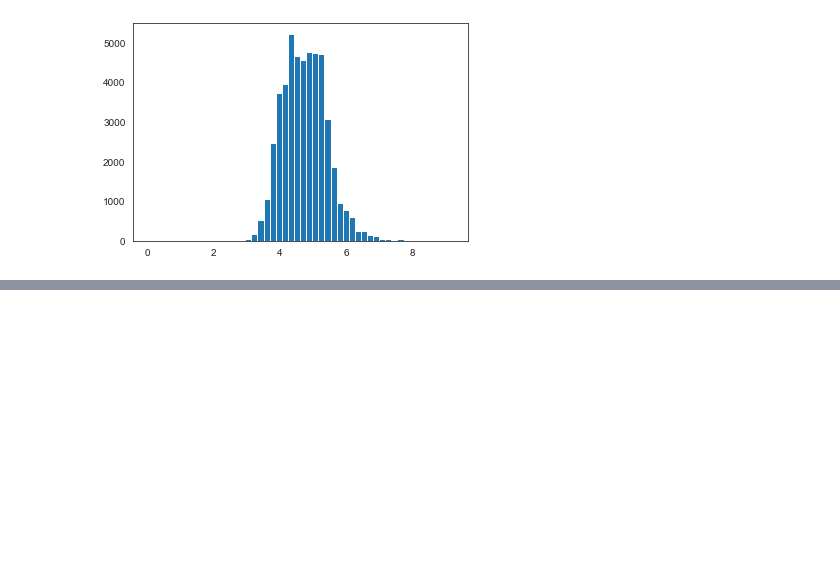
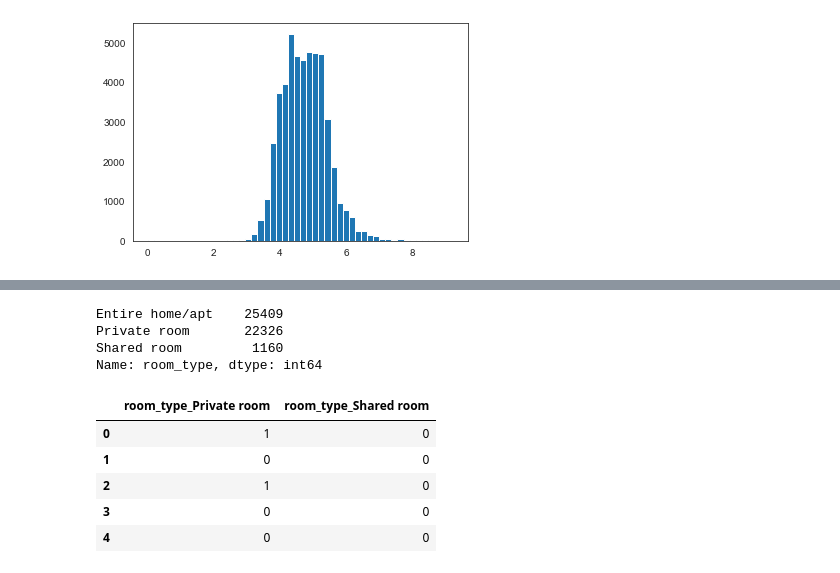
Before and after one commit to selineyang/MachineLearning, a Jupyter notebook: Flask Projects/NYC_airbnb_project/NY_airbnb_price.ipynb, the cells around one changed output, grey strips where cells are left out. Saved outputs shown, nothing was run; the diff lists cells and outputs as text; code cells hidden in the pictures; blank space fills up the shorter version.

```diff
--- a/Flask Projects/NYC_airbnb_project/NY_airbnb_price.ipynb
+++ b/Flask Projects/NYC_airbnb_project/NY_airbnb_price.ipynb
@@ -465,0 +479,19 @@ data['reviews_per_month'].fillna(data['reviews_per_month'].mean(),inplace=True)
+# %%
+data['room_type'].value_counts()
+# %% [output]
+Entire home/apt    25409
+Private room       22326
+Shared room         1160
+Name: room_type, dtype: int64
+# %%
+#handeling room_tyvalue_countsm_type=data[['room_type']]
+room_type=data[['room_type']]
+room_type=pd.get_dummies(room_type, drop_first=True)
+room_type.head()
+# %% [output]
+|  | room_type_Private room | room_type_Shared room |
+| 0 | 1 | 0 |
+| 1 | 0 | 0 |
+| 2 | 1 | 0 |
+| 3 | 0 | 0 |
+| 4 | 0 | 0 |
```
Also changed, not shown: parts of 21 cells of this notebook, 11 other files.
